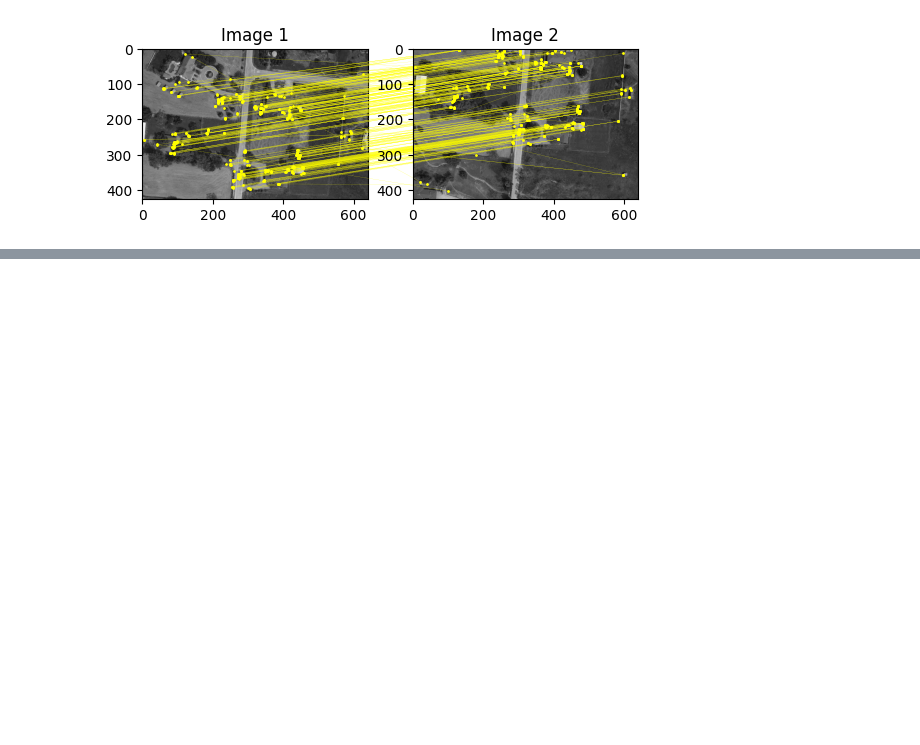
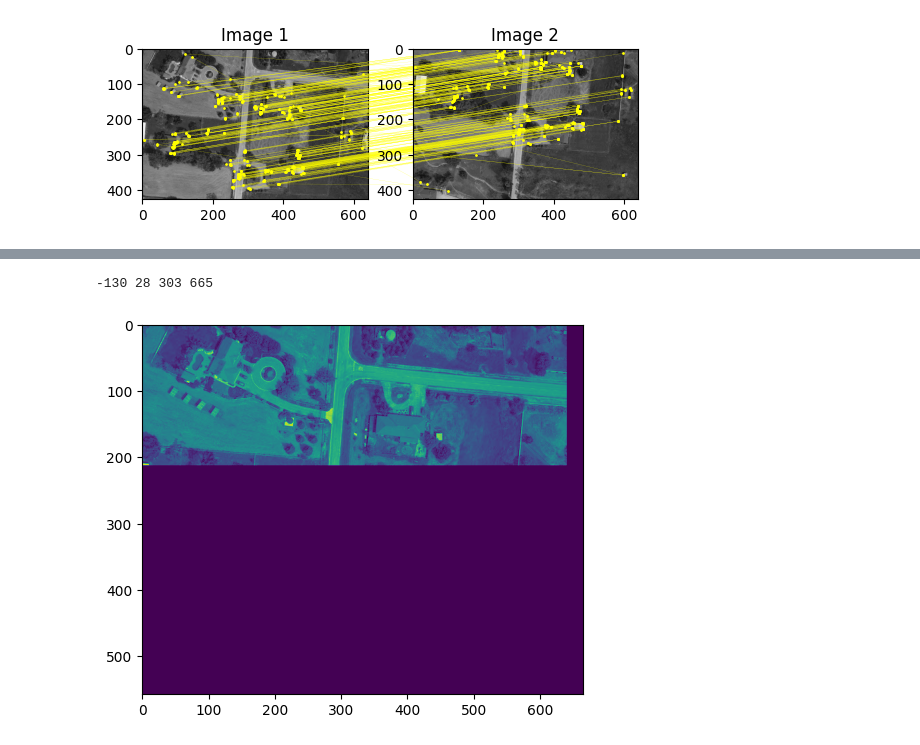
Before and after one commit to wgsxm/Computer-Vision-2023-fall-PKU, a Jupyter notebook: test.ipynb, the cells around one changed output, grey strips where cells are left out. Drawn from its saved outputs; the diff is of its cells as text; code cells hidden in the pictures; blank space fills up the shorter version.

```diff
--- a/test.ipynb
+++ b/test.ipynb
@@ -352,0 +278,52 @@ plt.show()
+# %%
+def stitch_blend(img_1, img_2, est_homo):
+    # hint:
+    # First, project four corner pixels with estimated homo-matrix
+    # and converting them back to Cartesian coordinates after normalization.
+    # Together with four corner pixels of the other image, we can get the size of new image plane.
+    # Then, remap both image to new image plane and blend two images using Alpha Blending.
+    # TODO
+
+    # 先确定画布的大小，先算img1的四个角，把他弄到正的区域，然后算两幅图的起始位置
+    WIDTH_1,HEIGHT_1 = img_1.shape
+    WIDTH_2,HEIGHT_2 = img_2.shape
+    corners = [(0,0,1),(WIDTH_1-1,0,1),(0,HEIGHT_1-1,1),(WIDTH_1-1,HEIGHT_1-1,1)]
+    startx_1,starty_1,endx_1,endy_1=float('inf'),float('inf'),-float('inf'),-float('inf')
+    for corner in corners:
+        modified_corner = est_homo@corner
+        modified_corner = modified_corner/modified_corner[2]
+        startx_1 = int(min(startx_1,modified_corner[0]))
+        endx_1 = int(max(endx_1,modified_corner[0]))
+        starty_1 = int(min(starty_1,modified_corner[1]))
+        endy_1 = int(max(endy_1,modified_corner[1]))
+    startx_2,starty_2,endx_2,endy_2=0,0,img_2.shape[0],img_2.shape[1]
+    print(startx_1,starty_1,endx_1,endy_1)
+    if endx_1<=0 or endy_1<=0:
+        raise RuntimeError("match failed") #意味着没有重合的区域
+    if startx_1<0: #平移图像
+        endx_1-=startx_1
+        startx_2-=startx_1
+        endx_2-=startx_1
+    if starty_2<0: #平移图像
+        endy_1-=starty_1
+        starty_2-=starty_1
+        endy_2-=starty_1
+    EST_WIDTH = max(endx_1,endx_2)+1
+    EST_HEIGHT = max(endy_1,endy_2)+1
+    est_img = np.zeros((EST_WIDTH,EST_HEIGHT))
+    for i in range(WIDTH_1//2):
+        for j in range(HEIGHT_1):
+            est_img[i,j]=img_1[i,j]
+    # 写一个函数来确定点是否在重合的区域中，逆矩阵
+    # 先画img2，
+    # for i in range(WIDTH_2):
+    #     for j in range(HEIGHT_2):
+    #         est_img[startx_2+i,starty_2+j] = img_2[i,j]
+    # 然后画img1,这里可能需要插值，先不插
+
+    return est_img
+plt.imshow(stitch_blend(image,image_2,test))
+plt.show()
+# %% [output]
+-130 28 303 665
+[figure, added]
```
Also changed, not shown: parts of 12 cells of this notebook.
